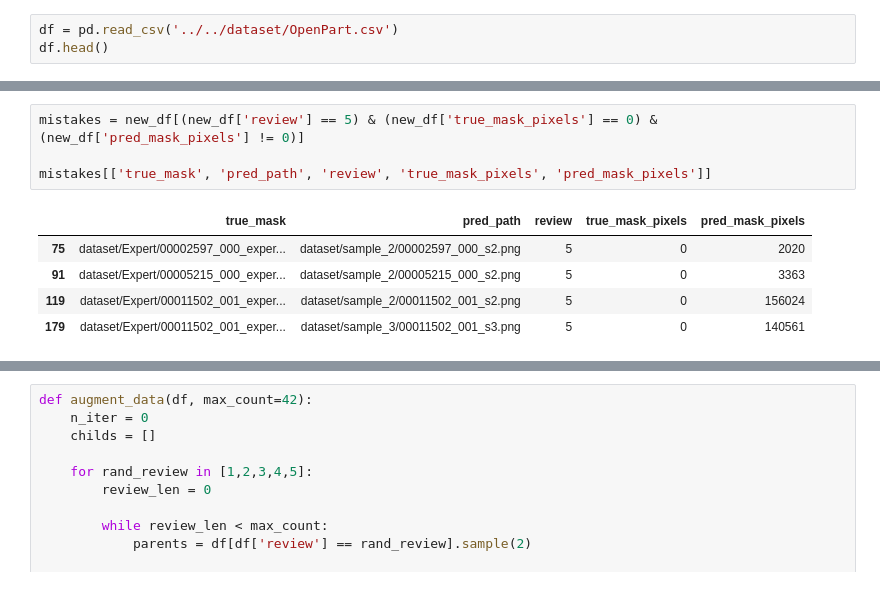
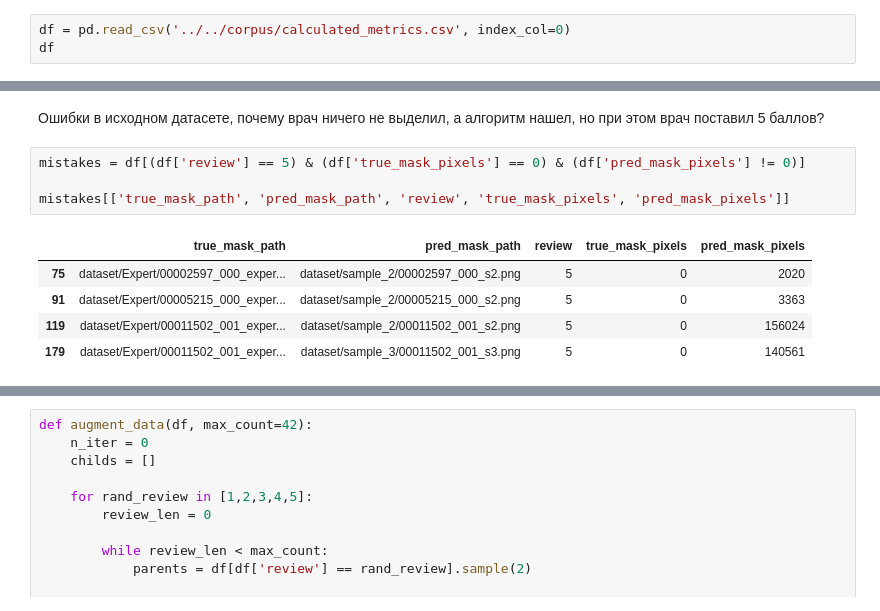
Before and after one commit to sviperm/moscow_leaders_hackathon2020, a Jupyter notebook: notebooks/catboost/catboost_ensemble.ipynb, the cells around one changed output, grey strips where cells are left out. Saved outputs shown, nothing was run; the diff lists cells and outputs as text.

```diff
--- a/notebooks/catboost/catboost_ensemble.ipynb
+++ b/notebooks/catboost/catboost_ensemble.ipynb
@@ -11,4 +28,4 @@ import random as rd
 # %%
-df = pd.read_csv('../../dataset/OpenPart.csv')
-df.head()
+df = pd.read_csv('../../corpus/calculated_metrics.csv', index_col=0)
+df
 # %% [output]
@@ -118,9 +50,11 @@ new_df
+# %% [markdown]
+Ошибки в исходном датасете, почему врач ничего не выделил, а алгоритм нашел, но при этом врач поставил 5 баллов?
 # %%
-mistakes = new_df[(new_df['review'] == 5) & (new_df['true_mask_pixels'] == 0) & (new_df['pred_mask_pixels'] != 0)]
+mistakes = df[(df['review'] == 5) & (df['true_mask_pixels'] == 0) & (df['pred_mask_pixels'] != 0)]
 
-mistakes[['true_mask', 'pred_path', 'review', 'true_mask_pixels', 'pred_mask_pixels']]
+mistakes[['true_mask_path', 'pred_mask_path', 'review', 'true_mask_pixels', 'pred_mask_pixels']]
 # %% [output]
-|  | true_mask | pred_path | review | true_mask_pixels | pred_mask_pixels |
+|  | true_mask_path | pred_mask_path | review | true_mask_pixels | pred_mask_pixels |
 | 75 | dataset/Expert/00002597_000_exper... | dataset/sample_2/00002597_000_s2.png | 5 | 0 | 2020 |
 | 91 | dataset/Expert/00005215_000_exper... | dataset/sample_2/00005215_000_s2.png | 5 | 0 | 3363 |
 | 119 | dataset/Expert/00011502_001_exper... | dataset/sample_2/00011502_001_s2.png | 5 | 0 | 156024 |
```
Also changed, not shown: parts of 22 cells of this notebook, 2 other files.
